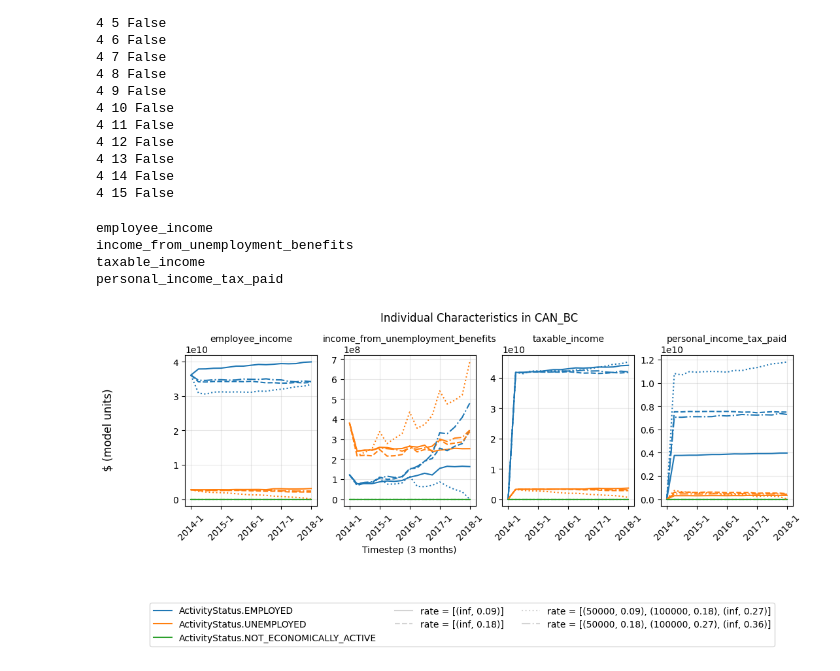
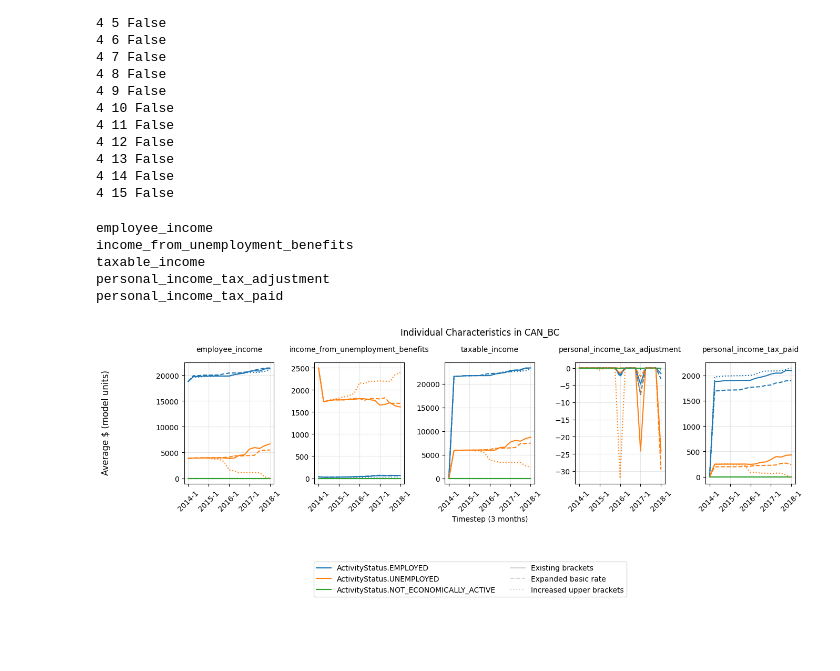
Before and after one commit to bcgov/macroabm-ca, a Jupyter notebook: scenarios/pit_basic_multiscenario.ipynb, the cells around one changed output. Cells and saved outputs as stored; diff of their text form; code cells hidden in the pictures; blank space fills up the shorter version.

Commit message:
Notebook policy costing experiment

```diff
--- a/scenarios/pit_basic_multiscenario.ipynb
+++ b/scenarios/pit_basic_multiscenario.ipynb
@@ -810,0 +433,2 @@ for i in range(len(tax_policy)):
+# %%
+scenario_labels=[]
@@ -1334,13 +1502,7 @@ COLOURS = [
     '#17becf'
 ]
 
-n_scenarios = 4
-scenarios_linetypes = [
-    "-",
-    "--",
-    "-.",
-    ":",
-]
+linestyles = ['solid', 'dashed', 'dotted', 'dashdot']
 
 # fig, ax = plt.subplots(figsize=(10, 5))
 fig, ax = plt.subplots(figsize=(10, 7), constrained_layout=True)
@@ -1369,7 +1531,7 @@ for n in range(n_scenarios):
                 ts_time, production_total[:, i],
                 color=COLOURS[i_colour],
                 label=name,
-                linestyle=scenarios_linetypes[n]
+                linestyle=linestyles[n]
             )
             i_colour += 1
 
@@ -1377,14 +1539,14 @@ for n in range(n_scenarios):
 legend_labels = []
 for i in range(n_show):
     legend_labels.append(industry_codes[top_idx[i]] + " " + industry_mapping_clipped[top_idx[i]])
-for n in range(n_scenarios):
-    legend_labels.append("rate = " + str(tax_policy[n].get_rate()))
+for j in range(len(scenario_labels)):
+    legend_labels.append(scenario_labels[j])
 
 legend_lines = []
 for i in range(n_show):
     legend_lines.append(Line2D([0], [0], color = COLOURS[i], linestyle="-"))
 for n in range(n_scenarios):
-    legend_lines.append(Line2D([0], [0], color = "lightgrey", linestyle=scenarios_linetypes[n]))
+    legend_lines.append(Line2D([0], [0], color = "lightgrey", linestyle=linestyles[n]))
 
 plt.legend(
 legend_lines, legend_labels, bbox_to_anchor = (0,-0.3), loc="center left", ncol=int(len(legend_labels)/4)
@@ -2015,6 +2019,7 @@ variable_str = []
 variable_str.append("employee_income")
 variable_str.append("income_from_unemployment_benefits")
 variable_str.append("taxable_income")
+variable_str.append("personal_income_tax_adjustment")
 variable_str.append("personal_income_tax_paid")
 num_variables = len(variable_str)
 for i in range(num_variables):
@@ -2033,7 +2038,7 @@ num_properties = len(properties)
 num_rows = 1
 num_columns = num_variables
 
-figure, axis = plt.subplots(num_rows, num_columns, sharex=True, sharey=False, layout="tight")
+figure, axis = plt.subplots(num_rows, num_columns, sharex=True, sharey=False)
 rot = 45
 subplot_size = 3
 text_size = 8
@@ -2041,21 +2046,17 @@ xtick_freq = 4
 max_title_length = 15
 figure.set_figheight(num_rows*subplot_size)
 figure.set_figwidth(num_columns*subplot_size)
+figure.tight_layout(pad=20.0) # pad increases space around subplots
+plt.subplots_adjust(wspace=0.45, hspace=0.25)
 
 ### describe graph
 figure.suptitle(f"Individual Characteristics in {region}", y=1.1)
-figure.supylabel("$ (model units)")
+figure.supylabel("Average $ (model units)")
 ax = plt.gca()
 ax.tick_params("x", rotation=rot)
 
 ### scenario variables
-n_scenarios = 4
-scenarios_linetypes = [
-    "-",
-    "--",
-    "-.",
-    ":",
-]
+linestyles = ['solid', 'dashed', 'dotted', 'dashdot']
 
 for n in range(n_scenarios):
     SCENARIO = "scenario_" + str(n+1)
@@ -2073,22 +2074,29 @@ for n in range(n_scenarios):
 
                 for j in range(num_properties):
                     data_filtered = np.zeros_like(data)
+                    average_data_filtered = np.zeros(len(ts_time))
 
                     # filter by individual properties
                     for t in range(len(ts_individuals_activity_status[region])):
+                        n_individual_filter = 0
+
                         for k in range(len(ts_individuals_activity_status[region][0])):
                             if ts_individuals_activity_status[region][t][k] == properties[j]:
                                 data_filtered[t][k] = data[t][k]
+                                n_individual_filter += 1
+                                average_data_filtered[t] += data[t][k]
+                        # print(f"{properties[j]} t: {t} n: {n_individual_filter} data_tot {data_filtered[t].sum()}")
+                        average_data_filtered[t] /= (n_individual_filter * base_config.scale)
+                        # print(f"\average_data_filtered {average_data_filtered[t]} ")
 
-                    # total consumption
-                    total_data_filtered = data_filtered.sum(axis=1)
+                    data_filtered.sum(axis=1)
 
                     axis[i].plot(
                         ts_time,
-                        total_data_filtered,
+                        average_data_filtered,
                         color=COLOURS[j],
                         label=str(tax_policy[n].get_rate()) + " " + variable_str[i] + " {j} adult",
-                        linestyle=scenarios_linetypes[n],
+                        linestyle=linestyles[n],
                     )
                     axis[i].set_title(variable_str[i], fontsize=10, pad=15)
                     axis[i].grid(True, alpha=0.3)
@@ -2101,41 +2109,41 @@ PROVINCE_LABELS_LIST = list(PROVINCE_LABELS.values())
 # markers = ['o','^','s','D','x','*']       # use if not enough linestyles
 
 legend_labels = []
 for k in range(num_properties):
     legend_labels.append(str(properties[k]))
-for j in range(len(tax_policy)):
-    legend_labels.append("rate = " + str(tax_policy[j].get_rate()))
+for j in range(len(scenario_labels)):
+    legend_labels.append(scenario_labels[j])
 
 legend_lines = []
 for k in range(num_properties):
     legend_lines.append(Line2D([0], [0], color = COLOURS[k], linestyle="-"))
-
-for j in range(len(tax_policy)):
+for j in range(n_scenarios):
     legend_lines.append(Line2D([0], [0], color = "lightgrey", linestyle=linestyles[j % len(linestyles)]))
 
-axis[1].legend(
+axis[2].legend(
     legend_lines,
     legend_labels,
     loc='upper left',                   # anchor point inside axes
     bbox_to_anchor=(-1.5, -0.61),         # relative coords (0,0) bottom-left, (1,1) top-right
-    ncol=int(len(legend_labels)/2),
+    ncol=int(len(legend_labels)/3),
 )
 
 ### graph attributes
 # ax.set_yscale('log')
 # ax.legend(fontsize=7, ncol=4)
 # ax.set_xlim(left=1)             # exclude initialization timestep
 # plt.tight_layout()
-axis[1].set_xlabel("Timestep (3 months)")
+axis[2].set_xlabel("Timestep (3 months)")
 FILENAME = str(datetime.date.today()) + "_D_characteristics_individuals_filtered_by_activity_status_subplots" + region + "_ALL" + ".png"
 plt.savefig(OUTPUT_DIRECTORY / FILENAME, dpi=120)
 plt.show()
 # %% [output]
 employee_income
 income_from_unemployment_benefits
 taxable_income
+personal_income_tax_adjustment
 personal_income_tax_paid
-[figure, old version]
+[figure, new version]
 # %%
 ### plot individual characteristics - filtered by education - with subplots
 
```
Also changed, not shown: parts of 30 cells of this notebook, 1 other file.
